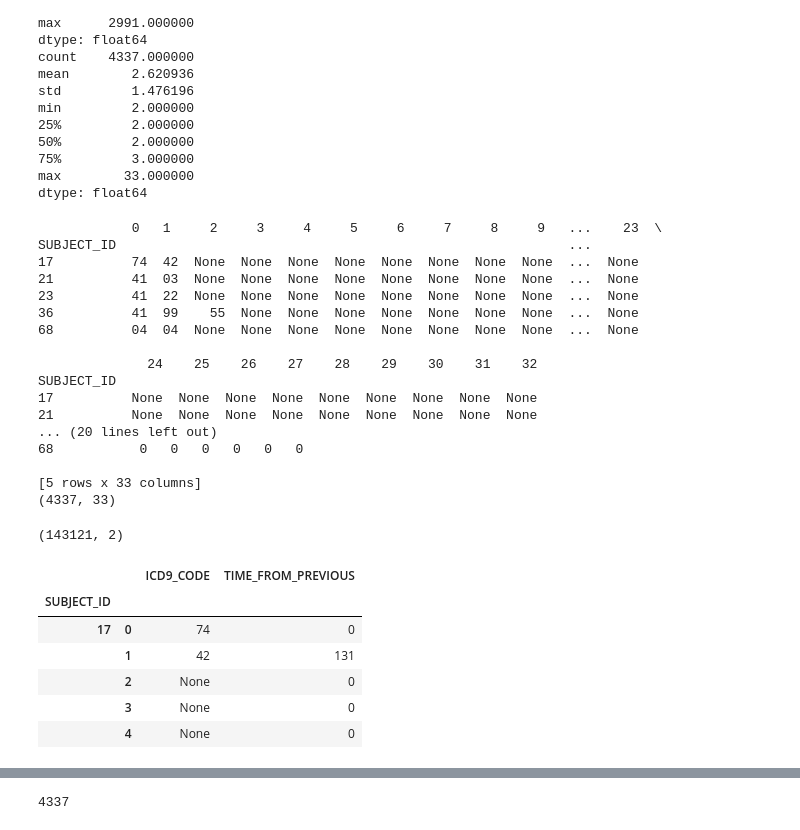
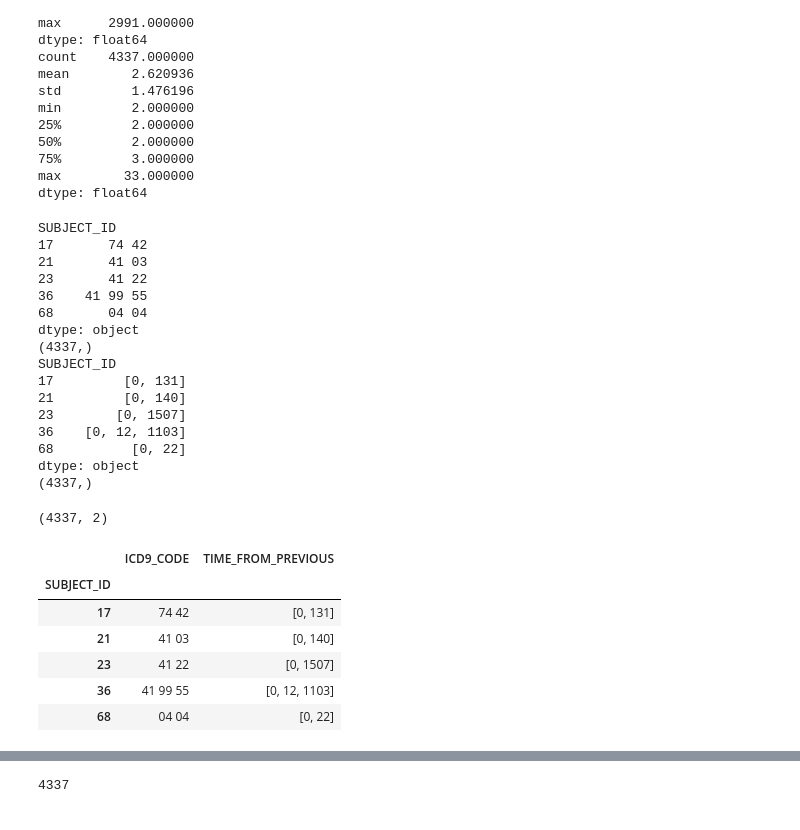
Before and after one commit to dsgelab/FinnGAN, a Jupyter notebook: main.ipynb, the cells around one changed output, grey strips where cells are left out. Drawn from its saved outputs; the diff is of its cells as text; code cells hidden in the pictures.

Commit message:
(NOT WORKING) use torchtext for data processing

```diff
--- a/main.ipynb
+++ b/main.ipynb
@@ -118,23 +134,29 @@ dtype: float64
 sequence_length = final_events.groupby('SUBJECT_ID').apply(lambda x: len(x)).max()
 
 def get_sequence_of_codes(subject):
-    codes = ['None' for _ in range(sequence_length)]
+    #codes = ['None' for _ in range(sequence_length)]
+    codes = []
 
     for enum, i in enumerate(subject.sort_values('CHARTTIME').index):
-        codes[enum] = subject.loc[i, 'ICD9_CODE']
+        #codes[enum] = subject.loc[i, 'ICD9_CODE']
+        codes.append(subject.loc[i, 'ICD9_CODE'])
 
-    res = pd.Series(codes)
+    #res = pd.Series(codes)
+    res = ' '.join(codes)
     return res
 
 def get_sequence_of_time_differences(subject):
-    times = [0 for _ in range(sequence_length)]
+    #times = [0 for _ in range(sequence_length)]
+    times = []
 
     day0 = subject['CHARTTIME'].min()
 
     for enum, i in enumerate(subject.sort_values('CHARTTIME').index):
-        times[enum] = (subject.loc[i, 'CHARTTIME'] - day0).days
+        #times[enum] = (subject.loc[i, 'CHARTTIME'] - day0).days
+        times.append((subject.loc[i, 'CHARTTIME'] - day0).days)
 
-    res = pd.Series(times)
+    #res = pd.Series(times)
+    res = times
     return res
 # %%
 sequences_of_codes = final_events.groupby('SUBJECT_ID').apply(get_sequence_of_codes)
@@ -145,33 +167,33 @@ sequences_of_times = final_events.groupby('SUBJECT_ID').apply(get_sequence_of_ti
 print(sequences_of_times.head())
 print(sequences_of_times.shape)
 # %% [output]
-            0   1     2     3     4     5     6     7     8     9   ...    23  \
-SUBJECT_ID                                                          ...
-17          74  42  None  None  None  None  None  None  None  None  ...  None
-21          41  03  None  None  None  None  None  None  None  None  ...  None
-23          41  22  None  None  None  None  None  None  None  None  ...  None
-36          41  99    55  None  None  None  None  None  None  None  ...  None
-68          04  04  None  None  None  None  None  None  None  None  ...  None
-
-              24    25    26    27    28    29    30    31    32
 SUBJECT_ID
-17          None  None  None  None  None  None  None  None  None
-21          None  None  None  None  None  None  None  None  None
-... (20 lines left out)
-68           0   0   0   0   0   0
-
-[5 rows x 33 columns]
-(4337, 33)
+17       74 42
+21       41 03
+23       41 22
+36    41 99 55
+68       04 04
+dtype: object
+(4337,)
+SUBJECT_ID
+17         [0, 131]
+21         [0, 140]
+23        [0, 1507]
+36    [0, 12, 1103]
+68          [0, 22]
+dtype: object
+(4337,)
 # %%
-sequences = pd.DataFrame({'ICD9_CODE': sequences_of_codes.stack(), 'TIME_FROM_PREVIOUS': sequences_of_times.stack()})
+#sequences = pd.DataFrame({'ICD9_CODE': sequences_of_codes.stack(), 'TIME_FROM_PREVIOUS': sequences_of_times.stack()})
+sequences = pd.DataFrame({'ICD9_CODE': sequences_of_codes, 'TIME_FROM_PREVIOUS': sequences_of_times})
 print(sequences.shape)
 sequences.head()
 # %% [output]
-(143121, 2)
+(4337, 2)
-|  |  | ICD9_CODE | TIME_FROM_PREVIOUS |
-| SUBJECT_ID |  |  |  |
-| 17 | 0 | 74 | 0 |
-|  | 1 | 42 | 131 |
-|  | 2 | None | 0 |
-|  | 3 | None | 0 |
-|  | 4 | None | 0 |
+|  | ICD9_CODE | TIME_FROM_PREVIOUS |
+| SUBJECT_ID |  |  |
+| 17 | 74 42 | [0, 131] |
+| 21 | 41 03 | [0, 140] |
+| 23 | 41 22 | [0, 1507] |
+| 36 | 41 99 55 | [0, 12, 1103] |
+| 68 | 04 04 | [0, 22] |
```
Also changed, not shown: parts of 22 cells of this notebook.
